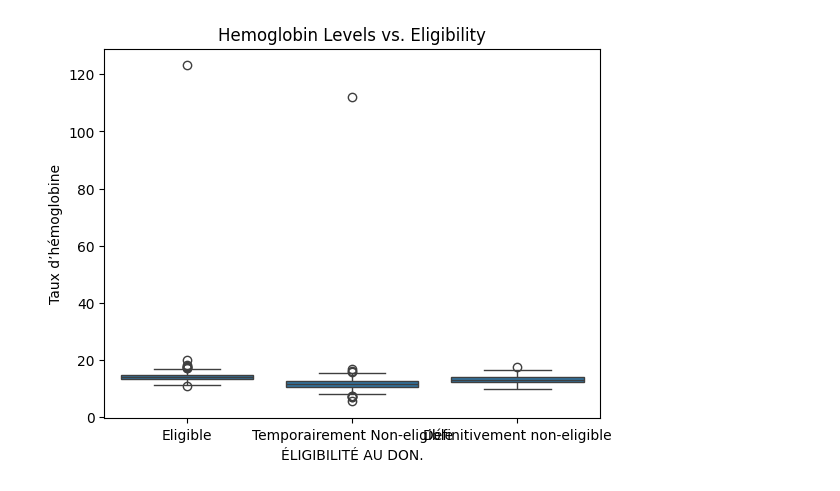
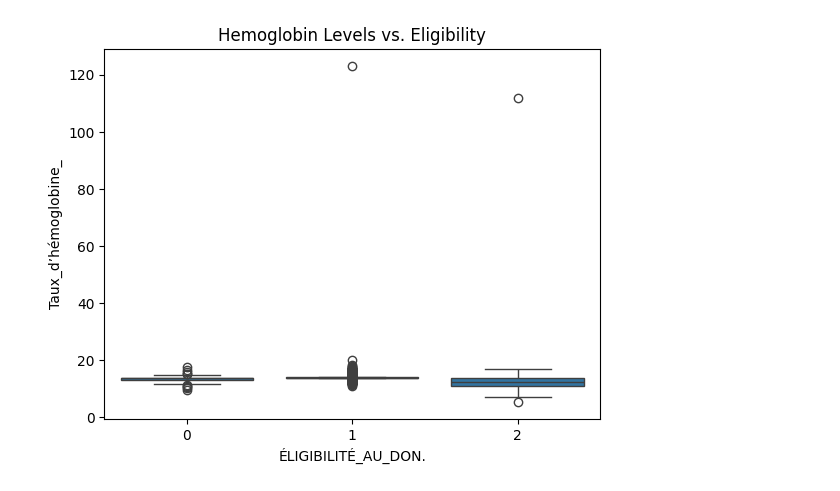
Before and after one commit to Divina-s/Blood-Donor-Dashboard, a Jupyter notebook: Notebooks/Sentiment_analysis.ipynb, the cells around one changed output. Cells and saved outputs as stored; diff of their text form; code cells hidden in the pictures.

Commit message:
correcting errors

```diff
--- a/Notebooks/Sentiment_analysis.ipynb
+++ b/Notebooks/Sentiment_analysis.ipynb
@@ -18,5 +16,5 @@ from streamlit_folium import folium_static
 # %%
-df1 = pd.read_excel("../resources/dataset/Updated Challenge dataset.xlsx", sheet_name="Candidat au don 2019 (avec anne")
+df1 = pd.read_excel("../resources/dataset/final_clean_data.xlsx", sheet_name="Clean_Candidate_Donor_data")
 # %%
 df1.head()
 # %% [output]
@@ -41,7 +38,7 @@ df2.head()
 # %%
 
 def donation_sentiment(row):
-    if row["A-t-il (elle) déjà donné le sang"] == "Oui":
+    if row["A-t-il_(elle)_déjà_donné_le_sang_"] == "Oui":
         if pd.notna(row["Si oui preciser la date du dernier don."]):
             return "Positive"  # Recent donor
         else:
@@ -63,11 +63,11 @@ plt.show()
 # %%
 # Convert "Taux d’hémoglobine" to numeric, forcing errors to NaN
-df1["Taux d’hémoglobine"] = pd.to_numeric(df1["Taux d’hémoglobine"], errors='coerce')
+df1["Taux_d’hémoglobine_"] = pd.to_numeric(df1["Taux_d’hémoglobine_"], errors='coerce')
 
 
 # Now plot
-sns.boxplot(x="ÉLIGIBILITÉ AU DON.", y="Taux d’hémoglobine", data=df1)
+sns.boxplot(x="ÉLIGIBILITÉ_AU_DON.", y="Taux_d’hémoglobine_", data=df1)
 plt.title("Hemoglobin Levels vs. Eligibility")
 plt.show()
 # %% [output]
-[figure, old version]
+[figure, new version]
```
Also changed, not shown: parts of 14 cells of this notebook, 13 other files.
